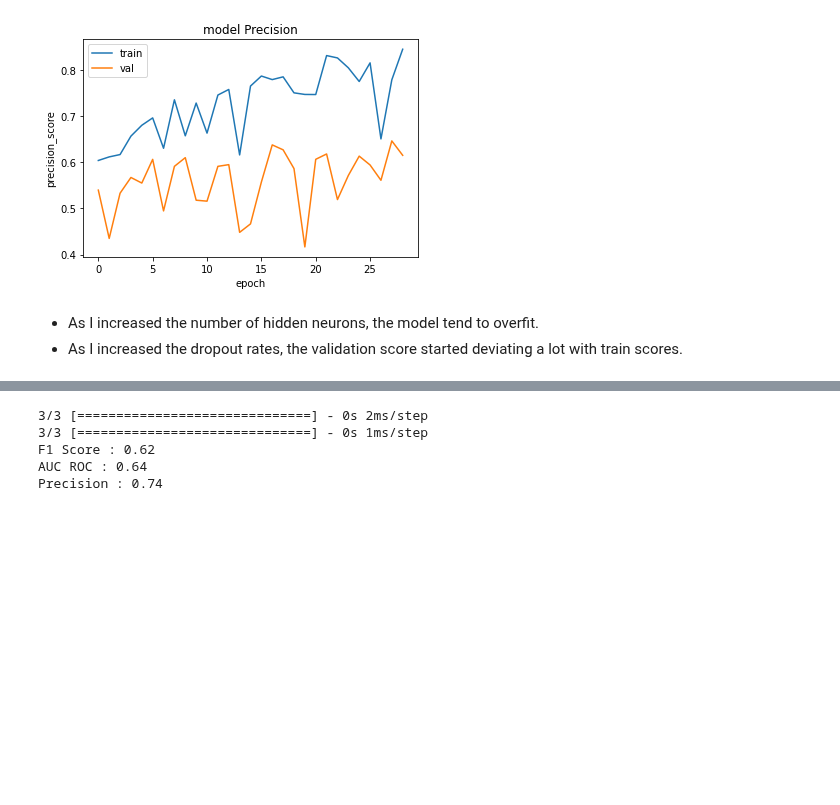
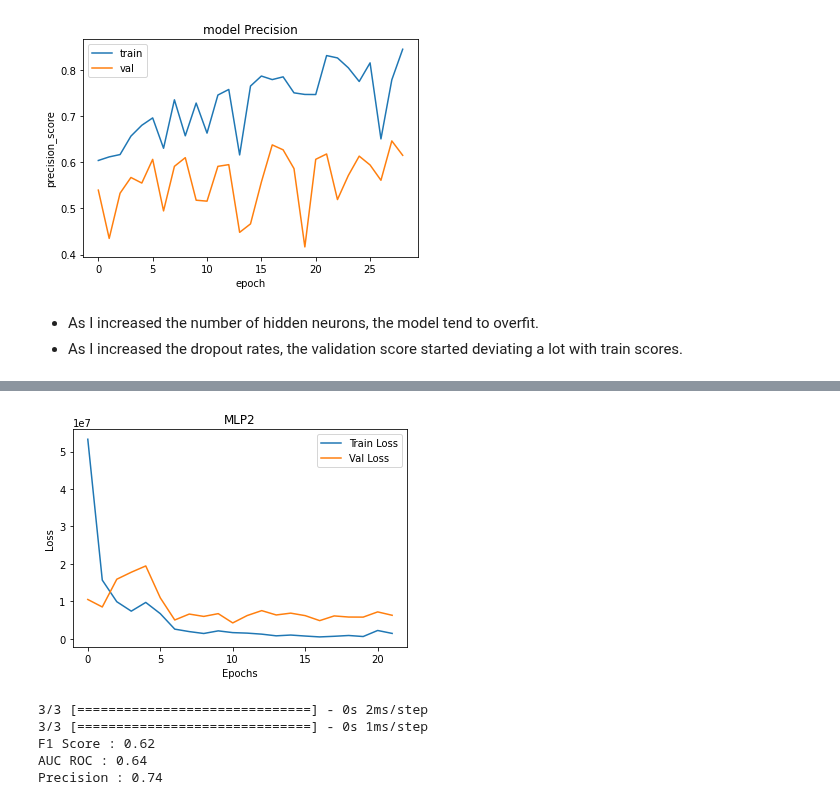
Before and after one commit to Saurabhraj5162/INM701_CW, a Jupyter notebook: notebooks/Training2.ipynb, the cells around one changed output, grey strips where cells are left out. Cells and saved outputs as stored; diff of their text form; code cells hidden in the pictures; blank space fills up the shorter version.

```diff
--- a/notebooks/Training2.ipynb
+++ b/notebooks/Training2.ipynb
@@ -438,6 +509,6 @@ my_callbacks = [es_callback, metric_callback]
 
 model.compile(loss='binary_crossentropy', optimizer='adam')
 
-model.fit(X_train,y_train, epochs=500,validation_data=(X_val, y_val), callbacks=my_callbacks )
+history = model.fit(X_train,y_train, epochs=500,validation_data=(X_val, y_val), callbacks=my_callbacks )
 # %% [output]
 Epoch 1/500
@@ -461,3 +531,7 @@ Epoch 14/500
+# %%
+plot_losses(history,'MLP2')
+# %% [output]
+[figure, added]
 # %%
 print_evaluation_report_NN(model)
 # %% [output]
```
Also changed, not shown: parts of 27 cells of this notebook, 3 other files.
